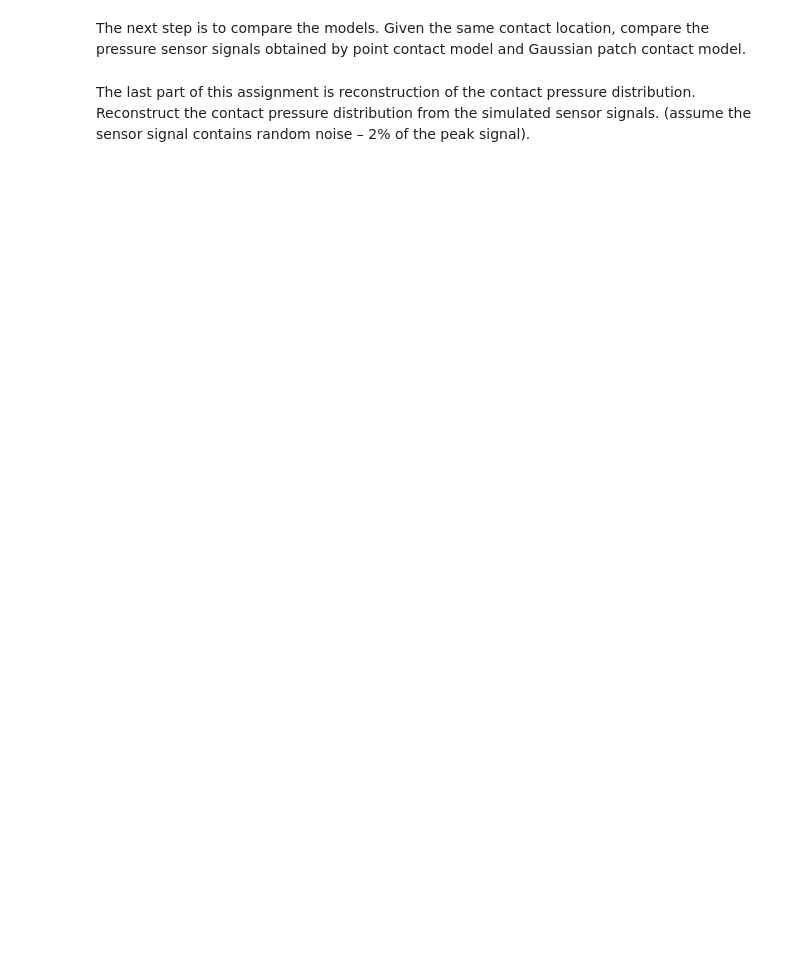
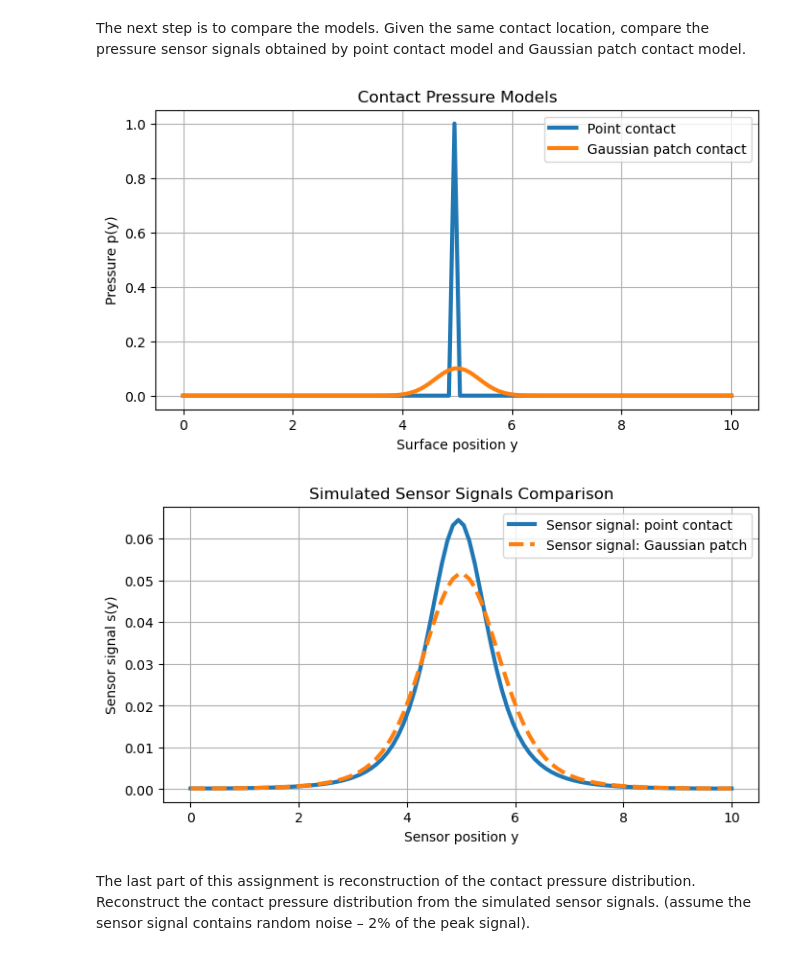
Before and after one commit to TUe-4TB00/tactile-sensing-not-graded-FloortjeStekelenburg, a Jupyter notebook: assignment.ipynb, the cells around one changed output. Drawn from its saved outputs; the diff is of its cells as text; code cells hidden in the pictures; blank space fills up the shorter version.

```diff
--- a/assignment.ipynb
+++ b/assignment.ipynb
@@ -88,32 +94,35 @@ The next step is to compare the models. Given the same contact location, compare
 # %%
 # Compare point contact and Gaussian patch models
 p_point = np.zeros(n)
 idx_c = np.argmin(np.abs(y - y_c))
 p_point[idx_c] = total_load
 
 # TODO: Compute sensor signals for both models
-s_point = None
-s_gauss = None
+s_point = H @ p_point
+s_gauss = H @ p_gauss
 
 plt.figure(figsize=(8, 4))
 plt.plot(y, p_point, linewidth=3, label="Point contact")
 plt.plot(y, p_gauss, linewidth=3, label="Gaussian patch contact")
 plt.xlabel("Surface position y")
 plt.ylabel("Pressure p(y)")
 plt.title("Contact Pressure Models")
 plt.legend()
 plt.grid(True)
 plt.show()
 
 plt.figure(figsize=(8, 4))
 plt.plot(y, s_point, linewidth=3, label="Sensor signal: point contact")
 plt.plot(y, s_gauss, "--", linewidth=3, label="Sensor signal: Gaussian patch")
 plt.xlabel("Sensor position y")
 plt.ylabel("Sensor signal s(y)")
 plt.title("Simulated Sensor Signals Comparison")
 plt.legend()
 plt.grid(True)
 plt.show()
+# %% [output]
+[figure, added]
+[figure, added]
 # %% [markdown]
 The last part of this assignment is reconstruction of the contact pressure distribution. Reconstruct the contact pressure distribution from the simulated sensor signals. (assume the sensor signal contains random noise – 2% of the peak signal).
 # %%
```
Also changed, not shown: parts of 4 cells of this notebook.
